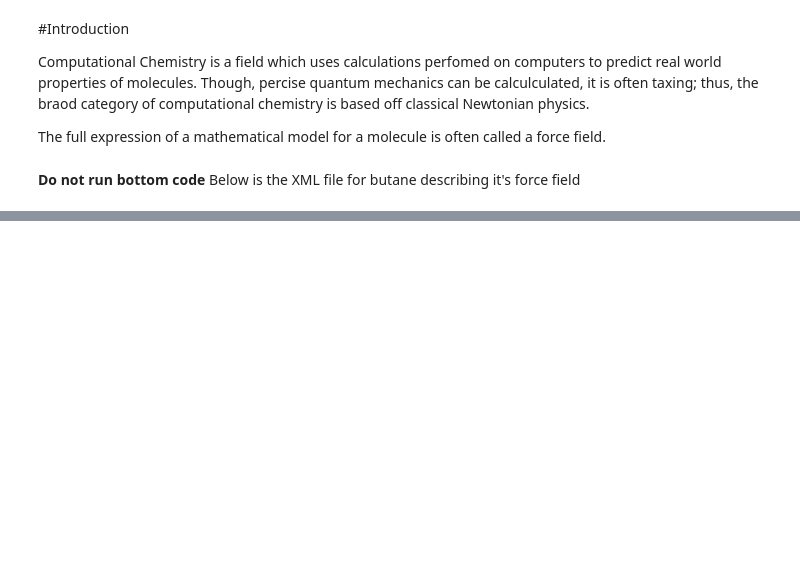
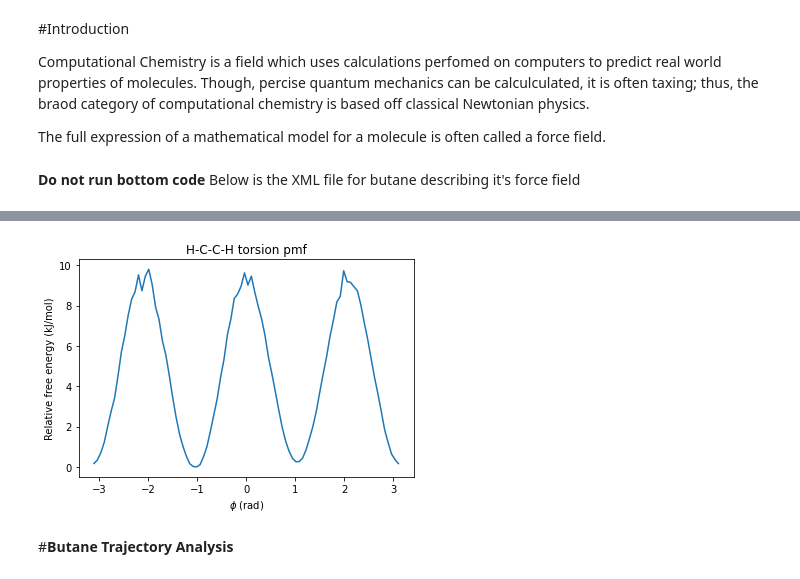
Before and after one commit to Franklinyeruan/CHEM101.6, a Jupyter notebook: Wk1_Basic_Alkanes_Simulation.ipynb, the cells around one changed output, grey strips where cells are left out. Cells and saved outputs as stored; diff of their text form; code cells hidden in the pictures; blank space fills up the shorter version.

```diff
--- a/Wk1_Basic_Alkanes_Simulation.ipynb
+++ b/Wk1_Basic_Alkanes_Simulation.ipynb
@@ -109,0 +386,20 @@ Below is the XML file for butane describing it's force field
+# %%
+import numpy as np
+
+kB = 8.31446/1000 # Boltzmann constant in kJ/mol
+Temp = 298.15 # simulation temperature
+phicounts[phicounts==0] = 0.1 # get rid of any bins with 0 counts/infinite energy
+pmf = -kB*Temp*np.log(phicounts) # W(x) = -kT*ln[p(x)] = -kT*ln[n(x)] + C
+pmf = pmf - np.min(pmf) # subtract off minimum value so that energies start from 0
+
+bincenters = (binedges[1:] + binedges[:-1])/2 # compute centers of histogram bins
+
+plt.plot(bincenters, pmf)
+plt.title('H-C-C-H torsion pmf')
+plt.xlabel(r'$\phi$ (rad)')
+plt.ylabel('Relative free energy (kJ/mol)')
+plt.show()
+# %% [output]
+[figure, added]
+# %% [markdown]
+#**Butane Trajectory Analysis**
```
Also changed, not shown: parts of 38 cells of this notebook.
